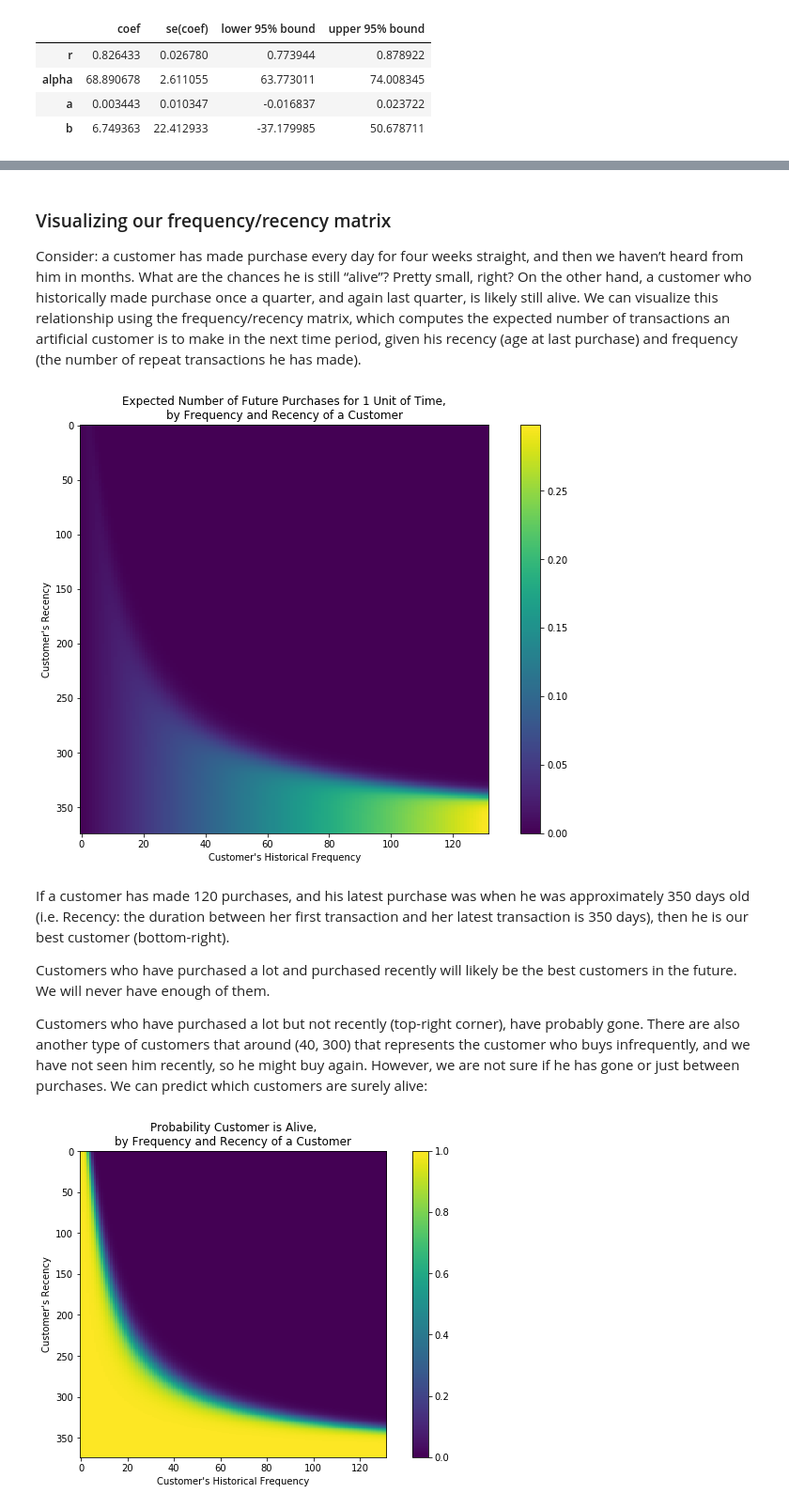
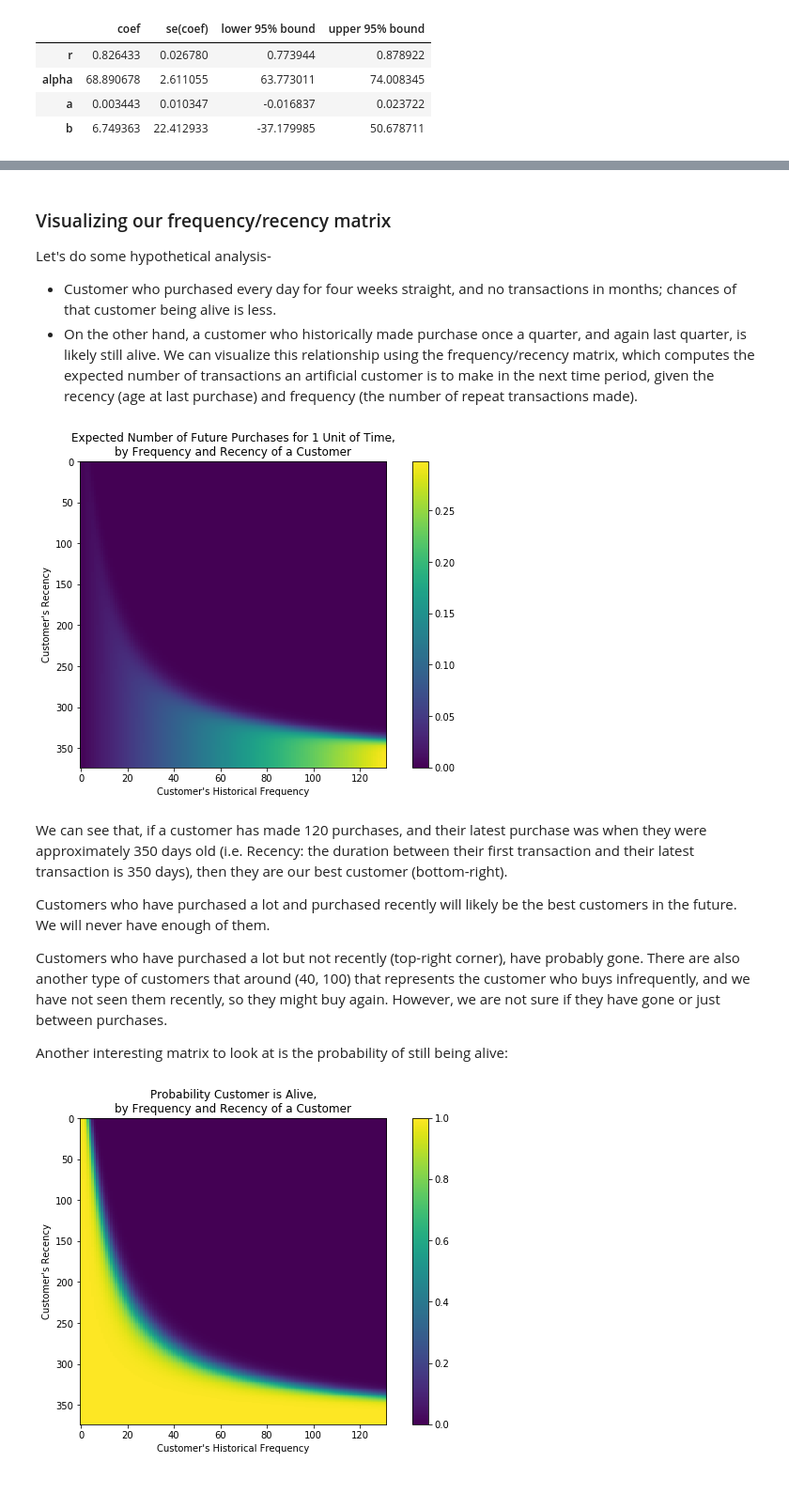
Before and after one commit to saritmaitra/Segmentation-Clustering, a Jupyter notebook: CLTV.ipynb, the cells around one changed output, grey strips where cells are left out. Shown at 94% size. Saved outputs shown, nothing was run; the diff lists cells and outputs as text; code cells hidden in the pictures.

```diff
--- a/CLTV.ipynb
+++ b/CLTV.ipynb
@@ -470,22 +472,25 @@ temp = plt.hist(ggd, 20,  alpha=0.75)
 # %% [markdown]
 ### Visualizing our frequency/recency matrix
-Consider: a customer has made purchase every day for four weeks straight, and then we haven’t heard from him in months. What are the chances he is still “alive”? Pretty small, right? On the other hand, a customer who historically made purchase once a quarter, and again last quarter, is likely still alive. We can visualize this relationship using the frequency/recency matrix, which computes the expected number of transactions an artificial customer is to make in the next time period, given his recency (age at last purchase) and frequency (the number of repeat transactions he has made).
+Let's do some hypothetical analysis-
+- Customer who purchased every day for four weeks straight, and no transactions in months; chances of that customer being alive is less.
+- On the other hand, a customer who historically made purchase once a quarter, and again last quarter, is likely still alive. We can visualize this relationship using the frequency/recency matrix, which computes the expected number of transactions an artificial customer is to make in the next time period, given the recency (age at last purchase) and frequency (the number of repeat transactions  made).
 # %%
 from lifetimes.plotting import plot_frequency_recency_matrix
 import matplotlib.pyplot as plt
-fig = plt.figure(figsize=(12,8))
+fig = plt.figure(figsize=(10,6))
 plot_frequency_recency_matrix(bgf)
 plt.show()
 # %% [output]
-[figure, old version]
+[figure, new version]
 # %% [markdown]
-If a customer has made 120 purchases, and his latest purchase was when he was approximately 350 days old (i.e. Recency: the duration between her first transaction and her latest transaction is 350 days), then he is our best customer (bottom-right).
+We can see that, if a customer has made 120 purchases, and their latest purchase was when they were approximately 350 days old (i.e. Recency: the duration between their first transaction and their latest transaction is 350 days), then they are our best customer (bottom-right).
 
 Customers who have purchased a lot and purchased recently will likely be the best customers in the future. We will never have enough of them.
 
 Customers who have purchased a lot but not recently (top-right corner), have probably gone.
-There are also another type of customers that around (40, 300) that represents the customer who buys infrequently, and we have not seen him recently, so he might buy again. However, we are not sure if he has gone or just between purchases.
-We can predict which customers are surely alive:
+There are also another type of customers that around (40, 100) that represents the customer who buys infrequently, and we have not seen them recently, so they might buy again. However, we are not sure if they have gone or just between purchases.
+
+Another interesting matrix to look at is the probability of still being alive:
 # %%
 from lifetimes.plotting import plot_probability_alive_matrix
 fig = plt.figure(figsize=(10,6))
```
Also changed, not shown: parts of 46 cells of this notebook.
